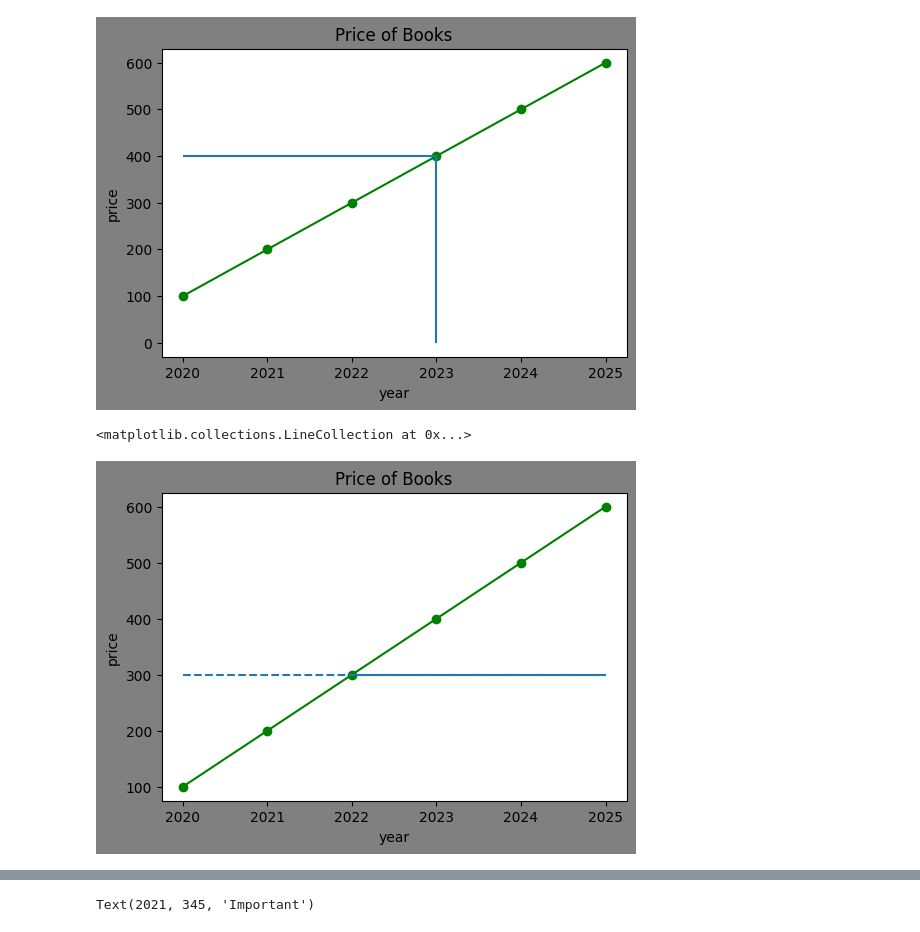
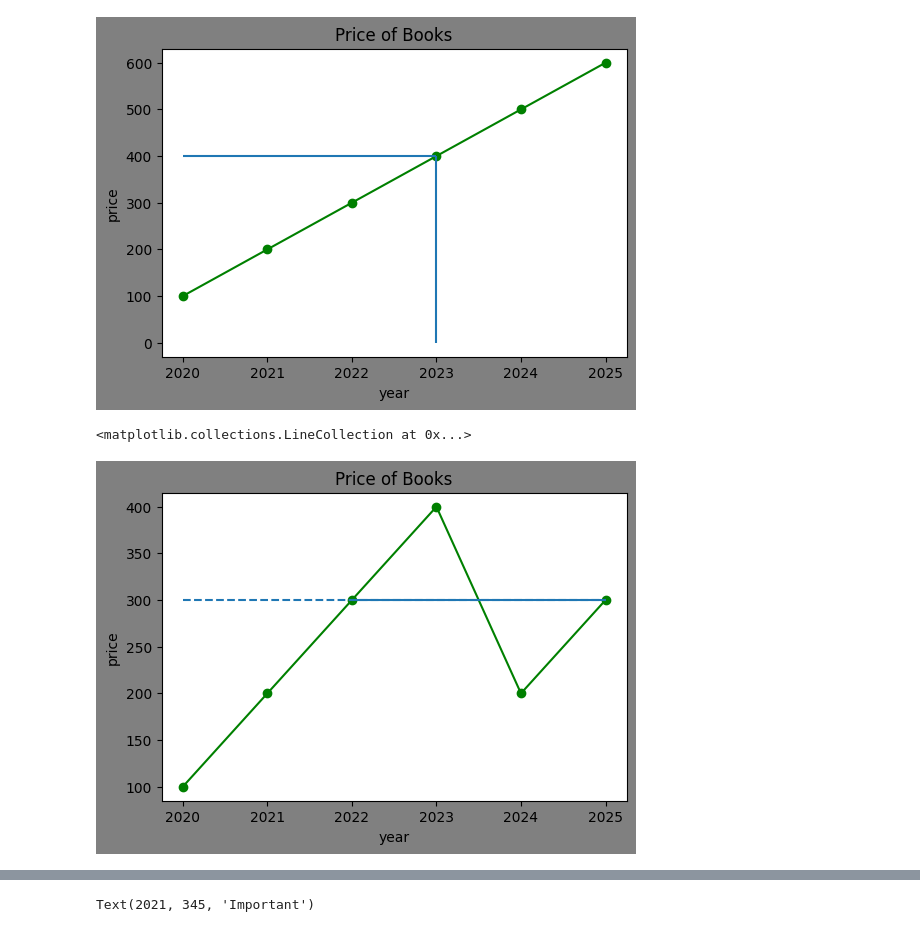
Before and after one commit to y-usuf09/Python---Data-Analytics, a Jupyter notebook: Data Analysis/visualization.ipynb, the cells around one changed output, grey strips where cells are left out. Cells and saved outputs as stored; diff of their text form; code cells hidden in the pictures.

```diff
--- a/Data Analysis/visualization.ipynb
+++ b/Data Analysis/visualization.ipynb
@@ -242,15 +242,15 @@ plt.vlines(2023,0,400)
 [figure]
 # %%
 year = [2020,2021,2022,2023,2024,2025]
-price =[100,200,300,400,500,600]
+price =[100,200,300,400,200,300]
 fig = plt.figure(figsize=(6,4), facecolor='grey')
 plt.plot(year,price,'o-',color='green')
 plt.title("Price of Books")
 plt.xlabel("year")
 plt.ylabel("price")
 plt.hlines([300,300],[2020,2022],[2025,2025], linestyles=['dashed','solid'])
 # %% [output]
 <matplotlib.collections.LineCollection at 0x...>
-[figure, old version]
+[figure, new version]
 # %%
 ear = [2020,2021,2022,2023,2024,2025]
```
Also changed, not shown: parts of 2 cells of this notebook.
